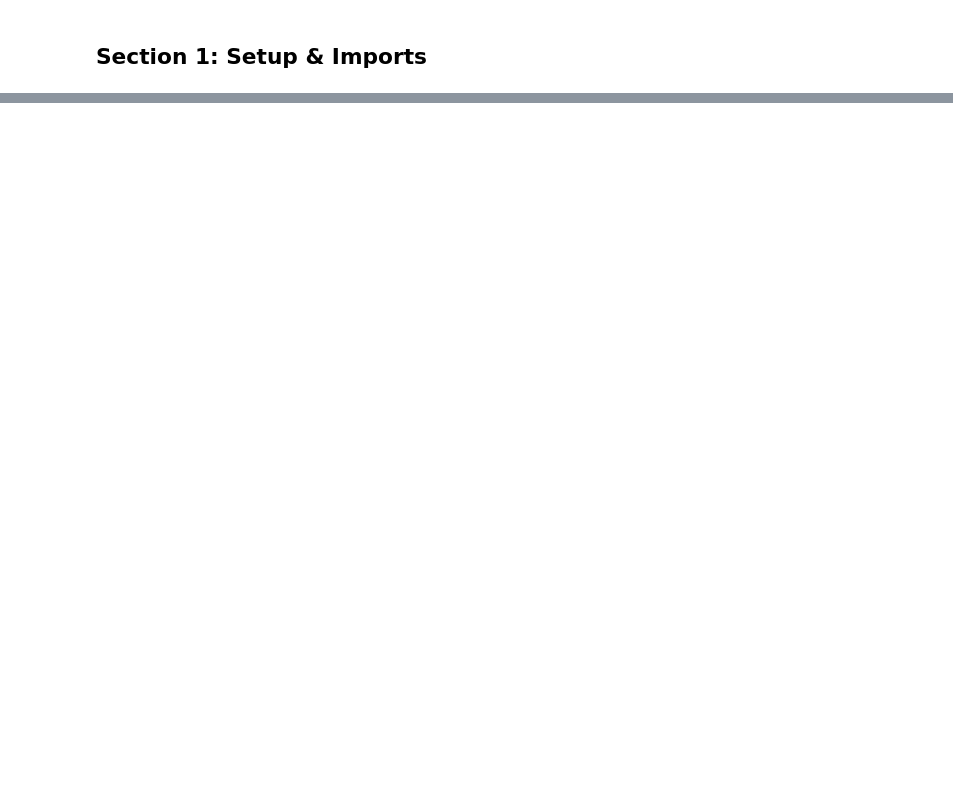
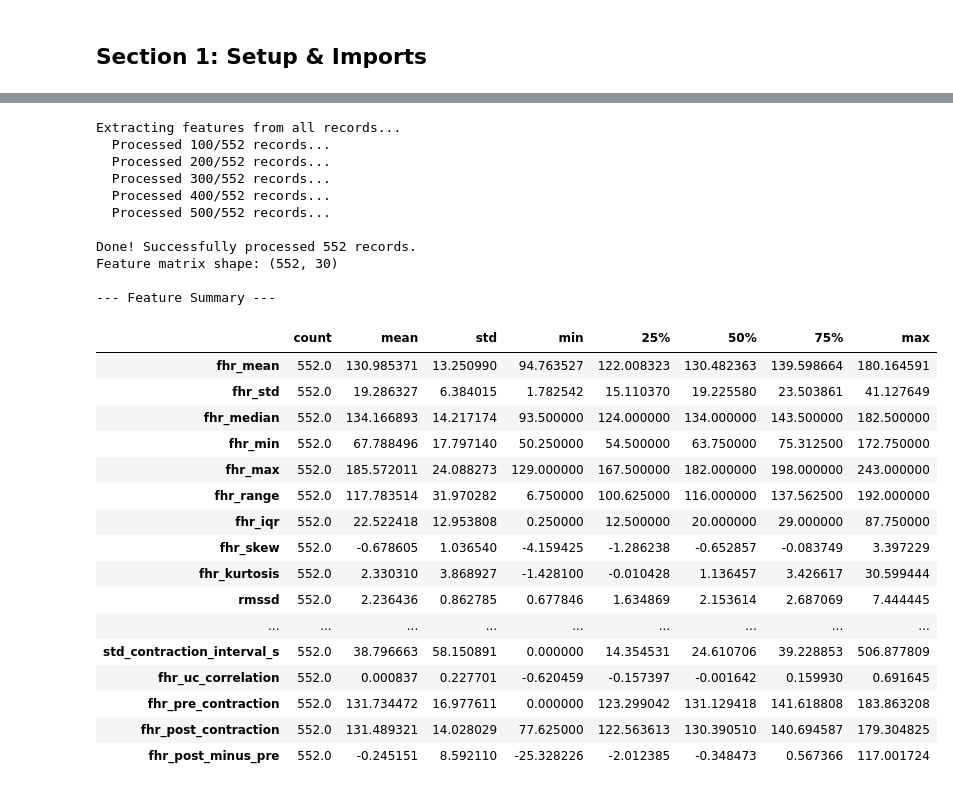
Before and after one commit to devanshudhoble/devanshu-dhoble_ctg, a Jupyter notebook: workflow.ipynb, the cells around one changed output, grey strips where cells are left out. Drawn from its saved outputs; the diff is of its cells as text; code cells hidden in the pictures; blank space fills up the shorter version.

```diff
--- a/workflow.ipynb
+++ b/workflow.ipynb
@@ -507,0 +235,70 @@ All evaluation plots saved to artifacts/ directory.
+# %%
+features_list = []
+valid_labels = []
+valid_records = []
+failed_records = []
+
+print('Extracting features from all records...')
+for i, (idx, row) in enumerate(df_clean.iterrows()):
+    record_id = row['record_id']
+    record_path = os.path.join(DATA_DIR, record_id)
+    try:
+        record = wfdb.rdrecord(record_path)
+        fhr = record.p_signal[:, 0]
+        uc  = record.p_signal[:, 1]
+
+        feats = extract_features(fhr, uc)
+        assert len(feats) == 30, f'Expected 30 features, got {len(feats)}'
+
+        features_list.append(feats)
+        valid_labels.append(row['distressed'])
+        valid_records.append(record_id)
+    except Exception as e:
+        failed_records.append((record_id, str(e)))
+
+    if (i + 1) % 100 == 0:
+        print(f'  Processed {i + 1}/{len(df_clean)} records...')
+
+X = np.array(features_list)
+y = np.array(valid_labels)
+
+print(f'\nDone! Successfully processed {X.shape[0]} records.')
+print(f'Feature matrix shape: {X.shape}')
+if failed_records:
+    print(f'Failed records ({len(failed_records)}):')
+    for rid, err in failed_records[:5]:
+        print(f'  {rid}: {err}')
+
+feature_names = get_feature_names()
+df_feats = pd.DataFrame(X, columns=feature_names)
+print('\n--- Feature Summary ---')
+display(df_feats.describe().T)
+# %% [output]
+Extracting features from all records...
+  Processed 100/552 records...
+  Processed 200/552 records...
+  Processed 300/552 records...
+  Processed 400/552 records...
+  Processed 500/552 records...
+
+Done! Successfully processed 552 records.
+Feature matrix shape: (552, 30)
+
+--- Feature Summary ---
+|  | count | mean | std | min | 25% | 50% | 75% | max |
+| fhr_mean | 552.0 | 130.985371 | 13.250990 | 94.763527 | 122.008323 | 130.482363 | 139.598664 | 180.164591 |
+| fhr_std | 552.0 | 19.286327 | 6.384015 | 1.782542 | 15.110370 | 19.225580 | 23.503861 | 41.127649 |
+| fhr_median | 552.0 | 134.166893 | 14.217174 | 93.500000 | 124.000000 | 134.000000 | 143.500000 | 182.500000 |
+| fhr_min | 552.0 | 67.788496 | 17.797140 | 50.250000 | 54.500000 | 63.750000 | 75.312500 | 172.750000 |
+| fhr_max | 552.0 | 185.572011 | 24.088273 | 129.000000 | 167.500000 | 182.000000 | 198.000000 | 243.000000 |
+| fhr_range | 552.0 | 117.783514 | 31.970282 | 6.750000 | 100.625000 | 116.000000 | 137.562500 | 192.000000 |
+| fhr_iqr | 552.0 | 22.522418 | 12.953808 | 0.250000 | 12.500000 | 20.000000 | 29.000000 | 87.750000 |
+| fhr_skew | 552.0 | -0.678605 | 1.036540 | -4.159425 | -1.286238 | -0.652857 | -0.083749 | 3.397229 |
+| fhr_kurtosis | 552.0 | 2.330310 | 3.868927 | -1.428100 | -0.010428 | 1.136457 | 3.426617 | 30.599444 |
+| rmssd | 552.0 | 2.236436 | 0.862785 | 0.677846 | 1.634869 | 2.153614 | 2.687069 | 7.444445 |
+| ... | ... | ... | ... | ... | ... | ... | ... | ... |
+| std_contraction_interval_s | 552.0 | 38.796663 | 58.150891 | 0.000000 | 14.354531 | 24.610706 | 39.228853 | 506.877809 |
+| fhr_uc_correlation | 552.0 | 0.000837 | 0.227701 | -0.620459 | -0.157397 | -0.001642 | 0.159930 | 0.691645 |
+| fhr_pre_contraction | 552.0 | 131.734472 | 16.977611 | 0.000000 | 123.299042 | 131.129418 | 141.618808 | 183.863208 |
+| fhr_post_contraction | 552.0 | 131.489321 | 14.028029 | 77.625000 | 122.563613 | 130.390510 | 140.694587 | 179.304825 |
+| fhr_post_minus_pre | 552.0 | -0.245151 | 8.592110 | -25.328226 | -2.012385 | -0.348473 | 0.567366 | 117.001724 |
```
Also changed, not shown: parts of 36 cells of this notebook, 18 other files.
